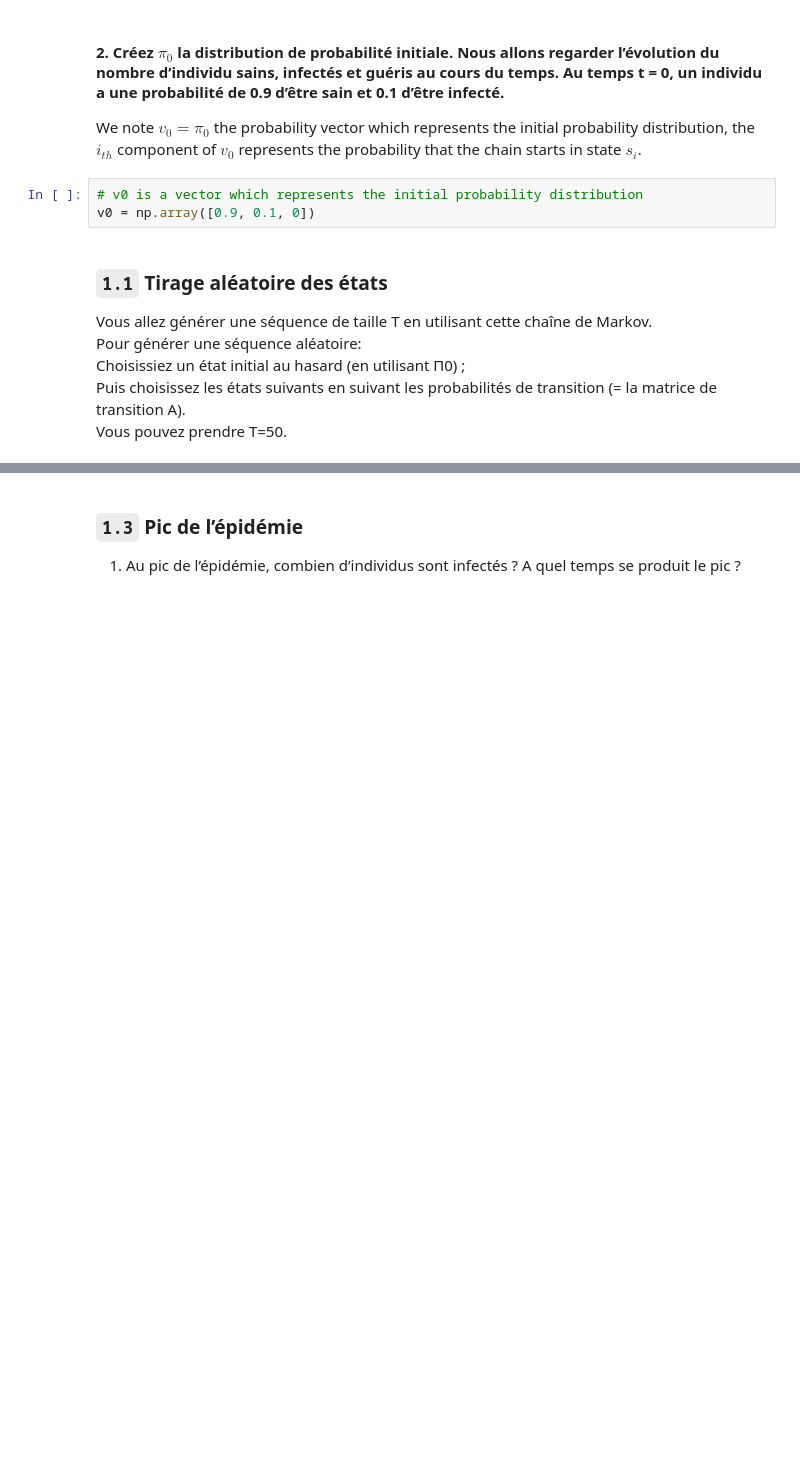
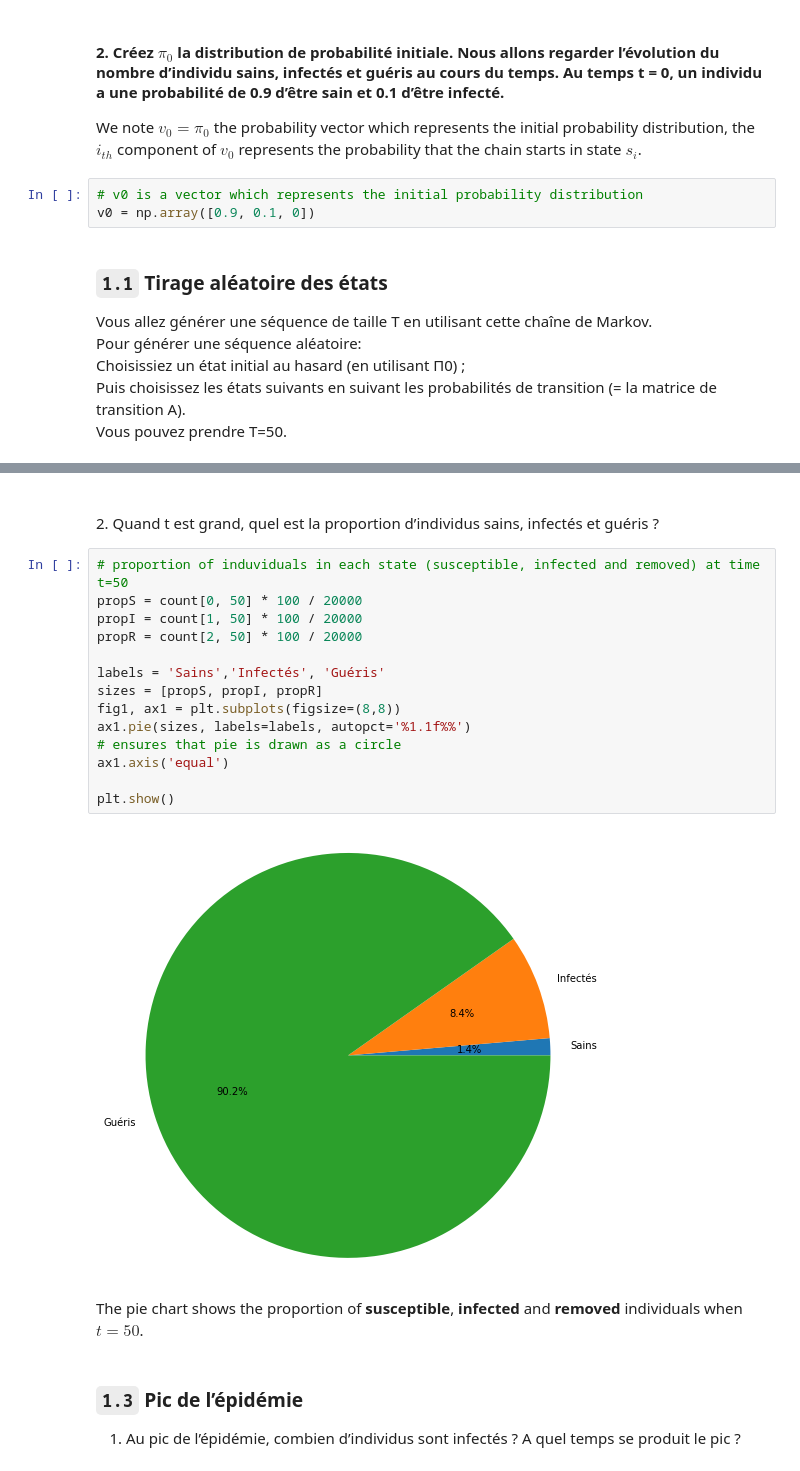
Before and after one commit to petrulii/pandemic-propagation, a Jupyter notebook: projet3_Teo_Ieva.ipynb, the cells around one changed output, grey strips where cells are left out. Cells and saved outputs as stored; diff of their text form; blank space fills up the shorter version.

```diff
--- a/projet3_Teo_Ieva.ipynb
+++ b/projet3_Teo_Ieva.ipynb
@@ -113,3 +112,24 @@ count = plot_population(a)
+# %% [markdown]
+<br/>
+2. Quand t est grand, quel est la proportion d’individus sains, infectés et guéris ?
+# %%
+# proportion of induviduals in each state (susceptible, infected and removed) at time t=50
+propS = count[0, 50] * 100 / 20000
+propI = count[1, 50] * 100 / 20000
+propR = count[2, 50] * 100 / 20000
+
+labels = 'Sains','Infectés', 'Guéris'
+sizes = [propS, propI, propR]
+fig1, ax1 = plt.subplots(figsize=(8,8))
+ax1.pie(sizes, labels=labels, autopct='%1.1f%%')
+# ensures that pie is drawn as a circle
+ax1.axis('equal')
+
+plt.show()
+# %% [output]
+[figure, added]
+# %% [markdown]
+The pie chart shows the proportion of **susceptible**, **infected** and **removed** individuals when $t=50$.
 # %% [markdown]
 ### `1.3` Pic de l’épidémie
 1. Au pic de l’épidémie, combien d’individus sont infectés ? A quel temps se produit le pic ?
```
Also changed, not shown: parts of 27 cells of this notebook.
